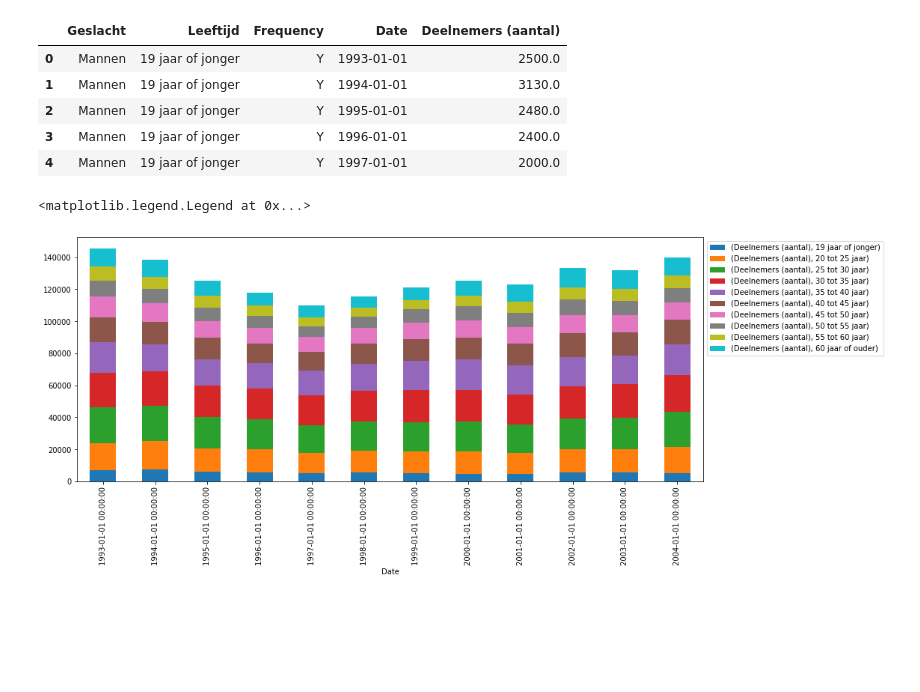
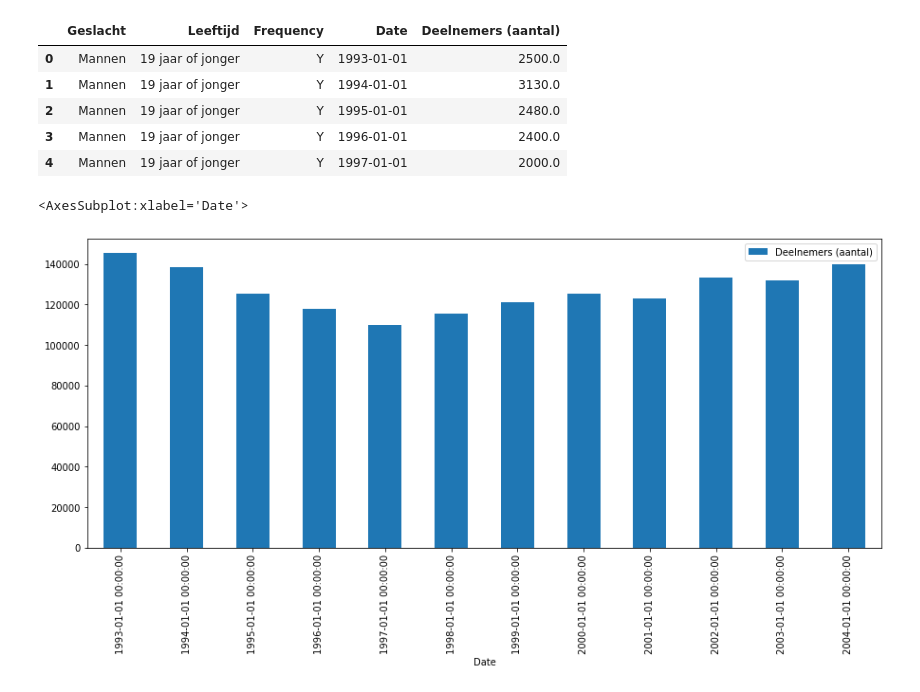
Before and after one commit to raaij/cbs_pandas, a Jupyter notebook: examples/Basic Example.ipynb, the cells around one changed output. Saved outputs shown, nothing was run; the diff lists cells and outputs as text; code cells hidden in the pictures; blank space fills up the shorter version.

Commit message:
Added built-in function for visualization

```diff
--- a/examples/Basic Example.ipynb
+++ b/examples/Basic Example.ipynb
@@ -33,13 +33,8 @@ dataset.df.head(5)
 | 2 | Mannen | 19 jaar of jonger | Y | 1995-01-01 | 2480.0 |
 | 3 | Mannen | 19 jaar of jonger | Y | 1996-01-01 | 2400.0 |
 | 4 | Mannen | 19 jaar of jonger | Y | 1997-01-01 | 2000.0 |
-# %%
-fig, ax = plt.subplots(1, 1, figsize=(15, 6))
-dataset.df.groupby(['Date', 'Leeftijd'])['Deelnemers (aantal)'].sum().reset_index().pivot(
-    ['Date'],
-    ['Leeftijd'],
-    ['Deelnemers (aantal)']
-).plot.bar(stacked=True, ax=ax).legend(bbox_to_anchor=(1.0, 1.0))
-# %% [output]
-<matplotlib.legend.Legend at 0x...>
-[figure, removed]
+# %%
+dataset.visualize('Deelnemers (aantal)')
+# %% [output]
+<AxesSubplot:xlabel='Date'>
+[figure, added]
```
Also changed, not shown: parts of 4 cells of this notebook, 1 other file.
